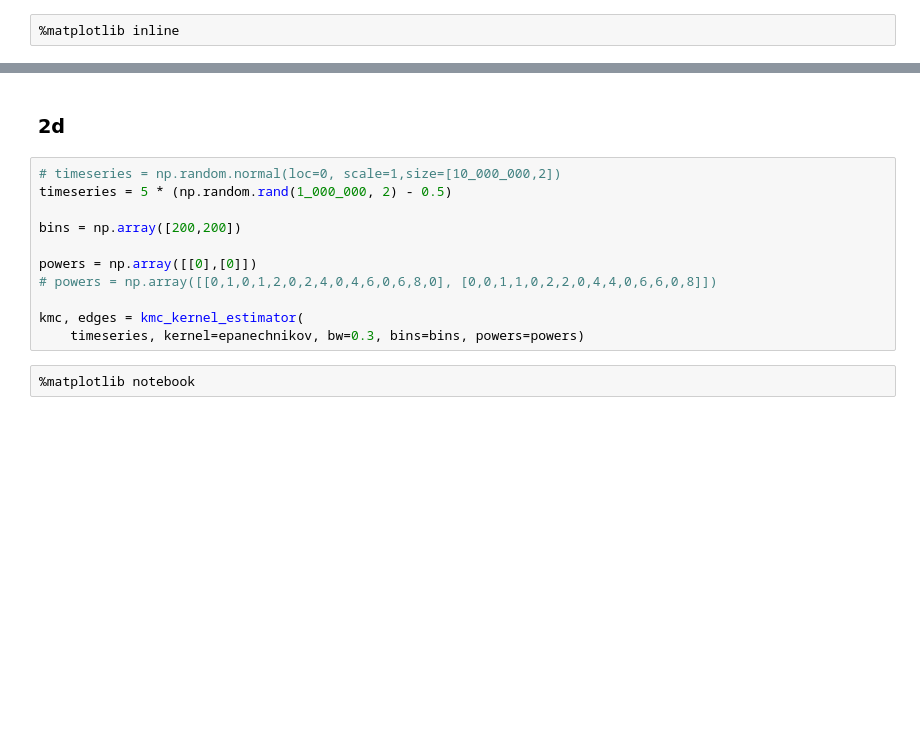
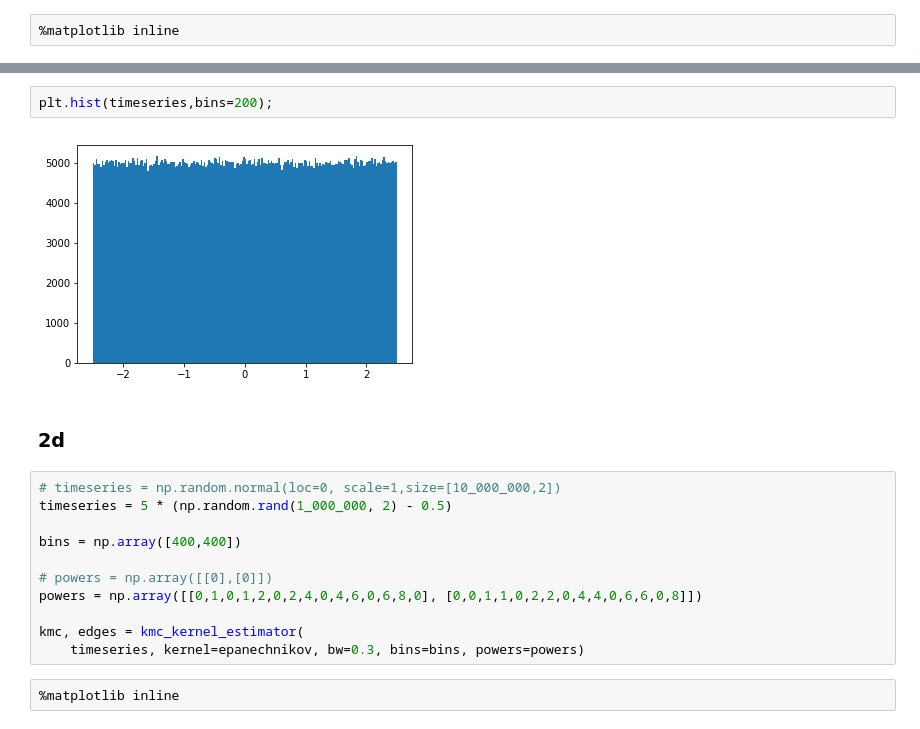
Before and after one commit to LRydin/KramersMoyal, a Jupyter notebook: examples/kmc.ipynb, the cells around one changed output, grey strips where cells are left out. Cells and saved outputs as stored; diff of their text form; blank space fills up the shorter version.

```diff
--- a/examples/kmc.ipynb
+++ b/examples/kmc.ipynb
@@ -32,18 +69,22 @@ plt.plot(X, kmc[...,0])
+# %%
+plt.hist(timeseries,bins=200);
+# %% [output]
+[figure, added]
 # %% [markdown]
 ### 2d
 # %%
 # timeseries = np.random.normal(loc=0, scale=1,size=[10_000_000,2])
 timeseries = 5 * (np.random.rand(1_000_000, 2) - 0.5)
 
-bins = np.array([200,200])
+bins = np.array([400,400])
 
-powers = np.array([[0],[0]])
-# powers = np.array([[0,1,0,1,2,0,2,4,0,4,6,0,6,8,0], [0,0,1,1,0,2,2,0,4,4,0,6,6,0,8]])
+# powers = np.array([[0],[0]])
+powers = np.array([[0,1,0,1,2,0,2,4,0,4,6,0,6,8,0], [0,0,1,1,0,2,2,0,4,4,0,6,6,0,8]])
 
 kmc, edges = kmc_kernel_estimator(
     timeseries, kernel=epanechnikov, bw=0.3, bins=bins, powers=powers)
 # %%
-%matplotlib notebook
+%matplotlib inline
 # %%
 fig = plt.figure()
 ax = Axes3D(fig)
```
Also changed, not shown: parts of 9 cells of this notebook.
